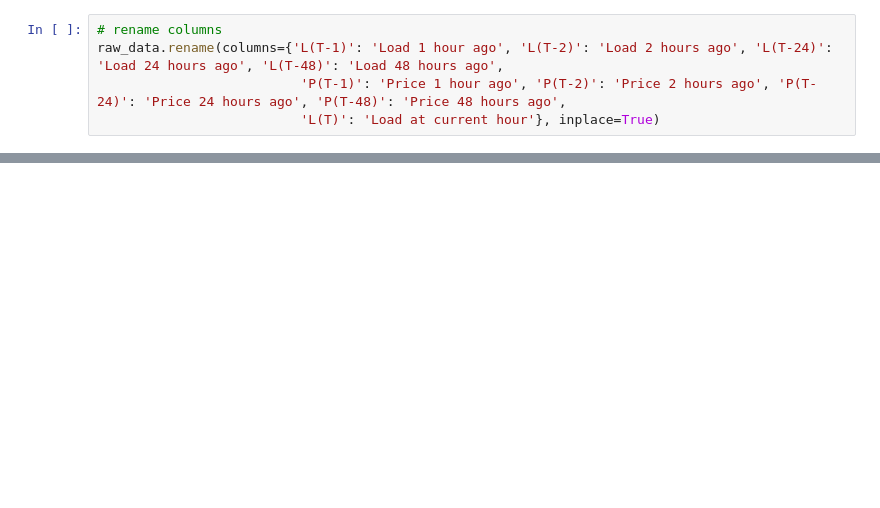
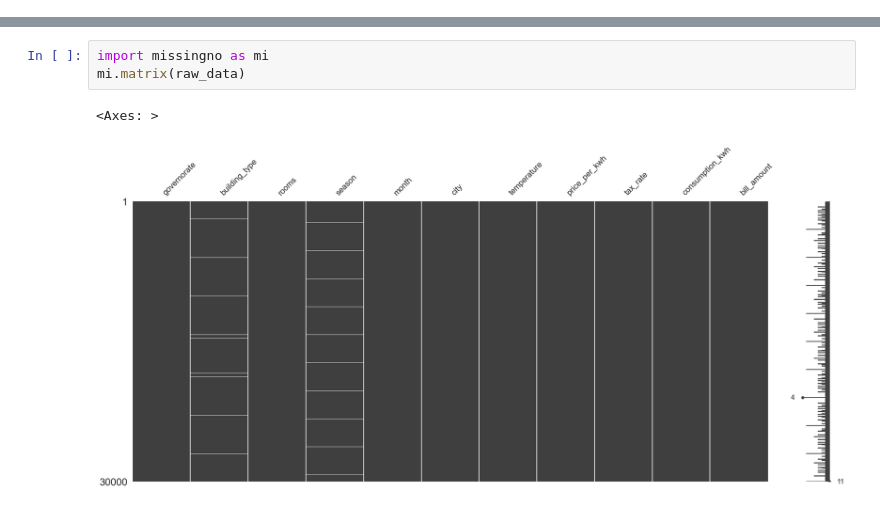
Before and after one commit to z3yad30/Electricity_Bill_Prediction, a Jupyter notebook: Note_Book_01.ipynb, the cells around one changed output, grey strips where cells are left out. Drawn from its saved outputs; the diff is of its cells as text; blank space fills up the shorter version.

```diff
--- a/Note_Book_01.ipynb
+++ b/Note_Book_01.ipynb
@@ -26,5 +37,0 @@ raw_data.sample(10)
-# %%
-# rename columns
-raw_data.rename(columns={'L(T-1)': 'Load 1 hour ago', 'L(T-2)': 'Load 2 hours ago', 'L(T-24)': 'Load 24 hours ago', 'L(T-48)': 'Load 48 hours ago',
-                          'P(T-1)': 'Price 1 hour ago', 'P(T-2)': 'Price 2 hours ago', 'P(T-24)': 'Price 24 hours ago', 'P(T-48)': 'Price 48 hours ago',
-                          'L(T)': 'Load at current hour'}, inplace=True)
@@ -44,0 +74,6 @@ raw_data.sample(10)
+# %%
+import missingno as mi
+mi.matrix(raw_data)
+# %% [output]
+<Axes: >
+[figure, added]
```
Also changed, not shown: parts of 9 cells of this notebook, 3 other files.
